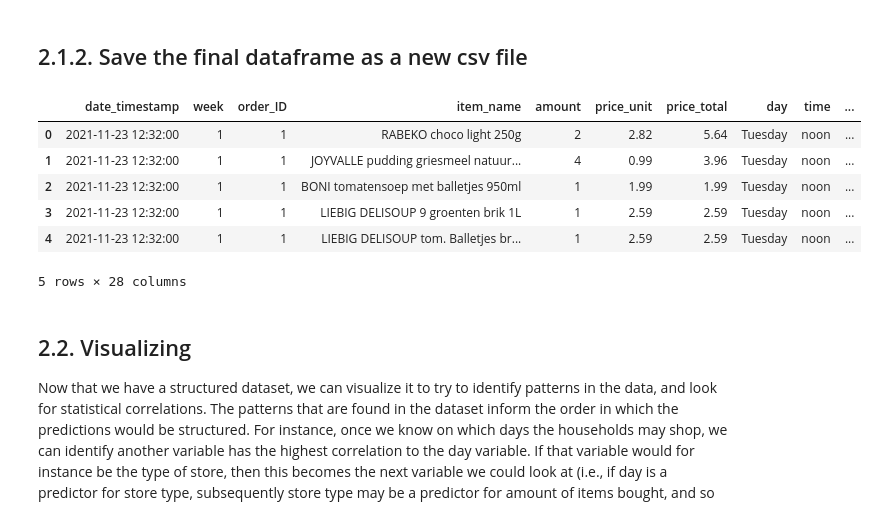
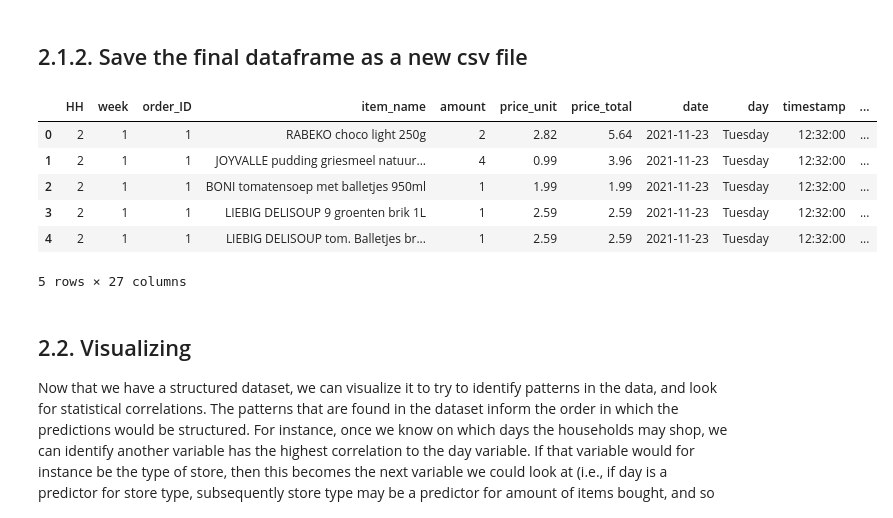
Before and after one commit to AnonymousNotebooks/DesignerlyAlgorithmicPrototyping, a Jupyter notebook: myfirstbook/_build/jupyter_execute/2. Labeling, structuring and visualizing.ipynb, the cells around one changed output. Drawn from its saved outputs; the diff is of its cells as text; code cells hidden in the pictures.

```diff
--- a/myfirstbook/_build/jupyter_execute/2. Labeling, structuring and visualizing.ipynb
+++ b/myfirstbook/_build/jupyter_execute/2. Labeling, structuring and visualizing.ipynb
@@ -48,7 +48,7 @@ from scipy.stats import chi2_contingency
 # %% [markdown]
 ### Load and view data
 # %%
-df = pd.read_csv (r"/workspaces/Plenty-in-the-Pantry/database/Groceries_onehousehold.csv", parse_dates=[['date', 'timestamp']])
+df = pd.read_csv (r"/workspaces/DesignerlyAlgorithmicPrototyping/database/Groceries_onehousehold.csv")
 # del df["HH"]
-df.describe(include='all')
+df.head()
 # %% [output]
@@ -70,9 +85,2 @@ df['order_amount'] = df.groupby('order_ID')['amount'].transform('sum')
 # make a new column for the price per order
 df['order_price'] = df.groupby('order_ID')['price_total'].transform('sum')
-# %%
-df['datetime'] = pd.to_datetime(df.date_timestamp)
-
-df['times_min'] = df.datetime.dt.hour *100 + df.datetime.dt.minute
-# df['dates_hours']=df['dates'].astype('category').cat.codes
-
-df['dates_days']=df.datetime.dt.year * 10000 + df.datetime.dt.month * 100 + df.datetime.dt.day
@@ -152,18 +160,18 @@ dtype: object
 # %% [markdown]
 ## 2.1.2. Save the final dataframe as a new csv file
 # %%
-df.to_csv(r"/workspaces/Plenty-in-the-Pantry/database/Groceries_onehousehold1.csv", index=False)
+df.to_csv(r"/workspaces/DesignerlyAlgorithmicPrototyping/database/Groceries_onehousehold.csv", index=False)
 # df.drop(["storename_num", 'cat_num', 'time_num', 'promo_num', 'timestamp'], axis=1, inplace=True)
 # df.drop(['day_num', 'storetype_num', 'reorder'], axis=1, inplace=True)
 df.head()
 # %% [output]
-|  | date_timestamp | week | order_ID | item_name | amount | price_unit | price_total | day | time | ... |
-| 0 | 2021-11-23 12:32:00 | 1 | 1 | RABEKO choco light 250g | 2 | 2.82 | 5.64 | Tuesday | noon | ... |
-| 1 | 2021-11-23 12:32:00 | 1 | 1 | JOYVALLE pudding griesmeel natuur... | 4 | 0.99 | 3.96 | Tuesday | noon | ... |
-| 2 | 2021-11-23 12:32:00 | 1 | 1 | BONI tomatensoep met balletjes 950ml | 1 | 1.99 | 1.99 | Tuesday | noon | ... |
-| 3 | 2021-11-23 12:32:00 | 1 | 1 | LIEBIG DELISOUP 9 groenten brik 1L | 1 | 2.59 | 2.59 | Tuesday | noon | ... |
-| 4 | 2021-11-23 12:32:00 | 1 | 1 | LIEBIG DELISOUP tom. Balletjes br... | 1 | 2.59 | 2.59 | Tuesday | noon | ... |
+|  | HH | week | order_ID | item_name | amount | price_unit | price_total | date | day | timestamp | ... |
+| 0 | 2 | 1 | 1 | RABEKO choco light 250g | 2 | 2.82 | 5.64 | 2021-11-23 | Tuesday | 12:32:00 | ... |
+| 1 | 2 | 1 | 1 | JOYVALLE pudding griesmeel natuur... | 4 | 0.99 | 3.96 | 2021-11-23 | Tuesday | 12:32:00 | ... |
+| 2 | 2 | 1 | 1 | BONI tomatensoep met balletjes 950ml | 1 | 1.99 | 1.99 | 2021-11-23 | Tuesday | 12:32:00 | ... |
+| 3 | 2 | 1 | 1 | LIEBIG DELISOUP 9 groenten brik 1L | 1 | 2.59 | 2.59 | 2021-11-23 | Tuesday | 12:32:00 | ... |
+| 4 | 2 | 1 | 1 | LIEBIG DELISOUP tom. Balletjes br... | 1 | 2.59 | 2.59 | 2021-11-23 | Tuesday | 12:32:00 | ... |
-5 rows × 28 columns
+5 rows × 27 columns
 # %% [markdown]
 ## 2.2. Visualizing
 
```
Also changed, not shown: parts of 377 cells of this notebook, 20 other files.
